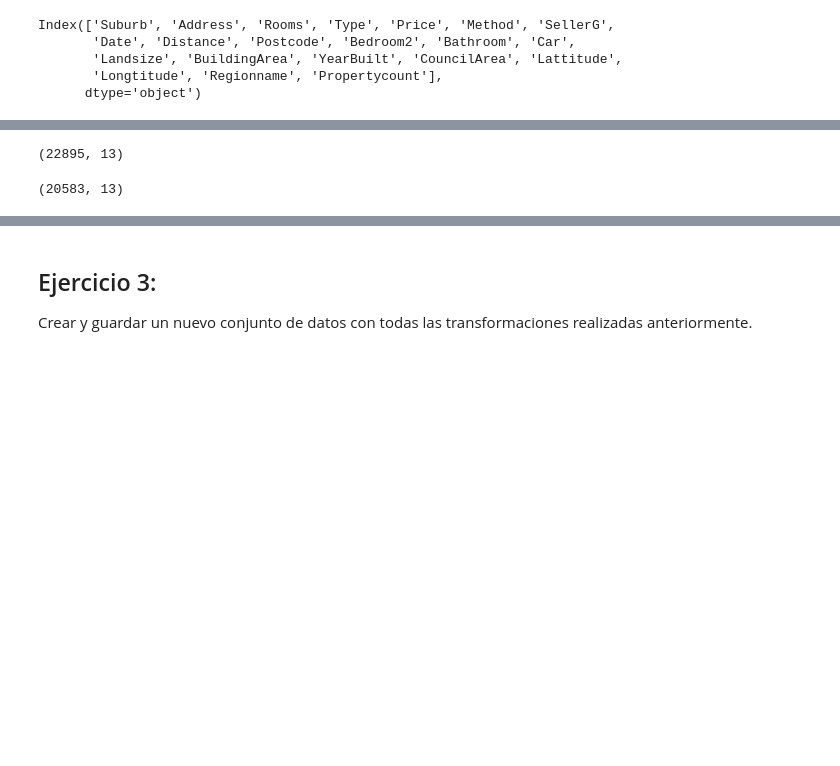
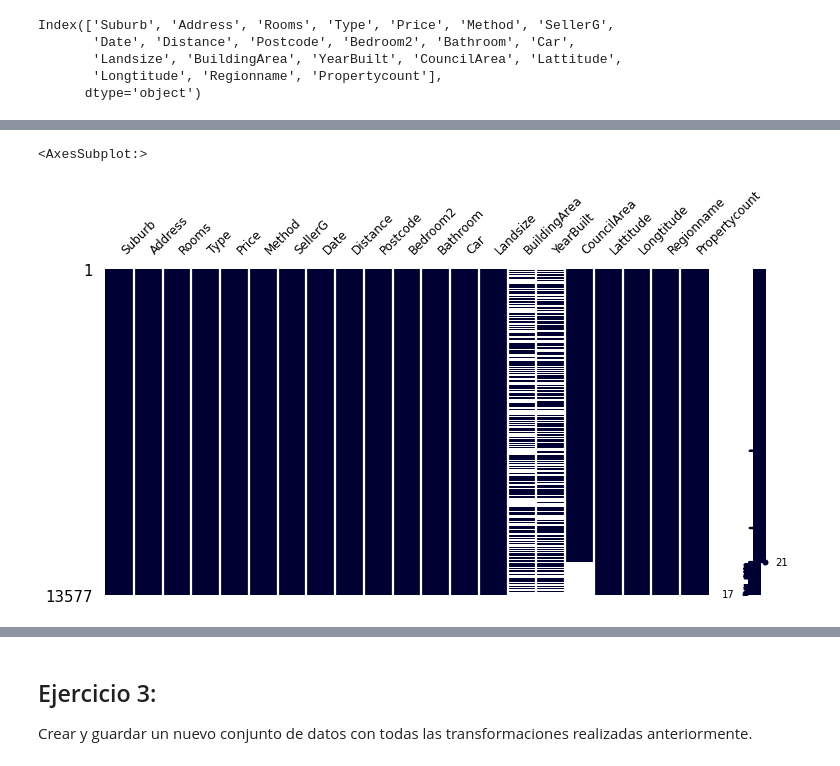
Before and after one commit to diegoflorescba/diplodatos-grupo11-2022, a Jupyter notebook: Analisis y curacion de datos/Entregables/entregable_parte_1_22.ipynb, the cells around one changed output, grey strips where cells are left out. Cells and saved outputs as stored; diff of their text form; code cells hidden in the pictures; blank space fills up the shorter version.

```diff
--- a/Analisis y curacion de datos/Entregables/entregable_parte_1_22.ipynb
+++ b/Analisis y curacion de datos/Entregables/entregable_parte_1_22.ipynb
@@ -31,5 +32,5 @@ plotly.__version__
 # %%
-melb_df = pandas.read_csv(
+melb_df = pd.read_csv(
     'https://cs.famaf.unc.edu.ar/~mteruel/datasets/diplodatos/melb_data.csv')
 melb_df[:3]
 # %% [output]
@@ -222 +190,3 @@ Pueden leer otras columnas del conjunto de AirBnB además de las que están en `
+# %%
+melb_cleaned = melb_df.drop(index=[9968,11020,13245])
 # %%
@@ -299,8 +210,5 @@ airbnb_df.head()
-# %%
-airbnb_df.shape
-# %% [output]
-(22895, 13)
-# %%
-airbnb_df[airbnb_df.suburb.isin(suburb_melb)].shape
-# %% [output]
-(20583, 13)
+# %%
+msno.matrix(melb_cleaned,figsize=(12, 6), fontsize=12, color=[0,0,0.2])
+# %% [output]
+<AxesSubplot:>
+[figure, added]
```
Also changed, not shown: parts of 48 cells of this notebook, 1 other file.
